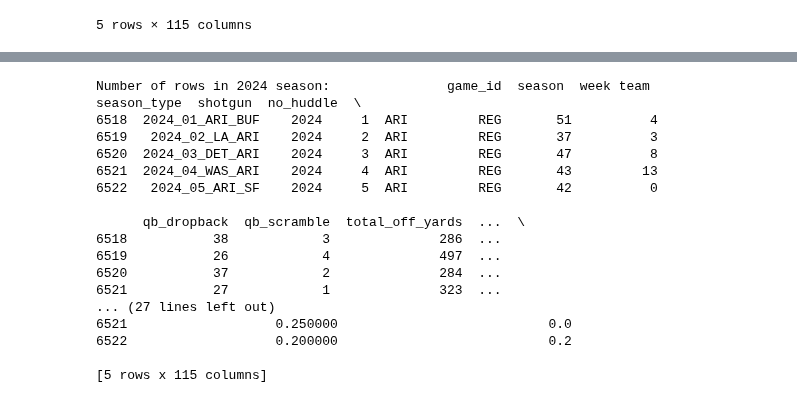
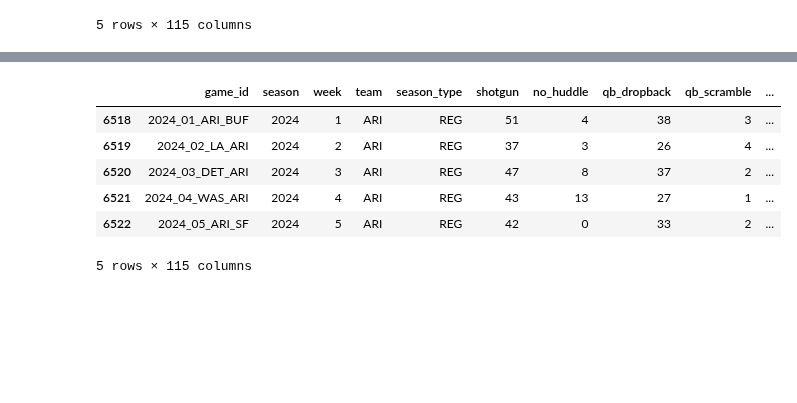
Before and after one commit to Ejaramillo1/nfl_ml_project, a Jupyter notebook: notebook/data/EDA_NFL_Team_metrics.ipynb, the cells around one changed output, grey strips where cells are left out. Cells and saved outputs as stored; diff of their text form; code cells hidden in the pictures; blank space fills up the shorter version.

```diff
--- a/notebook/data/EDA_NFL_Team_metrics.ipynb
+++ b/notebook/data/EDA_NFL_Team_metrics.ipynb
@@ -146,25 +139,15 @@ Number of rows in 2024 season:               game_id  season  week team season_t
 # %%
 wdf_of_2024 = weekly_df_offense[
     (weekly_df_offense['season'].isin([2024])) ]
-print(f"Number of rows in 2024 season: {wdf_of_2024.head()}")
+wdf_of_2024.head()
 # %% [output]
+|  | game_id | season | week | team | season_type | shotgun | no_huddle | qb_dropback | qb_scramble | ... |
+| 6518 | 2024_01_ARI_BUF | 2024 | 1 | ARI | REG | 51 | 4 | 38 | 3 | ... |
+| 6519 | 2024_02_LA_ARI | 2024 | 2 | ARI | REG | 37 | 3 | 26 | 4 | ... |
+| 6520 | 2024_03_DET_ARI | 2024 | 3 | ARI | REG | 47 | 8 | 37 | 2 | ... |
+| 6521 | 2024_04_WAS_ARI | 2024 | 4 | ARI | REG | 43 | 13 | 27 | 1 | ... |
+| 6522 | 2024_05_ARI_SF | 2024 | 5 | ARI | REG | 42 | 0 | 33 | 2 | ... |
-Number of rows in 2024 season:               game_id  season  week team season_type  shotgun  no_huddle  \
-6518  2024_01_ARI_BUF    2024     1  ARI         REG       51          4
-6519   2024_02_LA_ARI    2024     2  ARI         REG       37          3
-6520  2024_03_DET_ARI    2024     3  ARI         REG       47          8
-6521  2024_04_WAS_ARI    2024     4  ARI         REG       43         13
-6522   2024_05_ARI_SF    2024     5  ARI         REG       42          0
-
-      qb_dropback  qb_scramble  total_off_yards  ...  \
-6518           38            3              286  ...
-6519           26            4              497  ...
-6520           37            2              284  ...
-6521           27            1              323  ...
-... (27 lines left out)
-6521                   0.250000                           0.0
-6522                   0.200000                           0.2
-
-[5 rows x 115 columns]
+5 rows × 115 columns
 # %%
 wdf_def_2024.describe()
 # %% [output]
```
Also changed, not shown: parts of 4 cells of this notebook.
